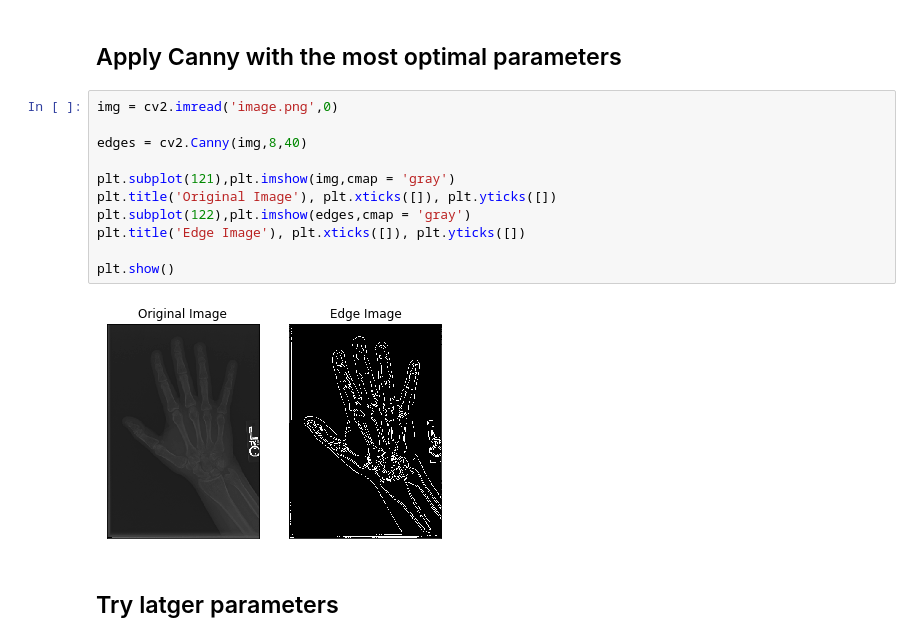
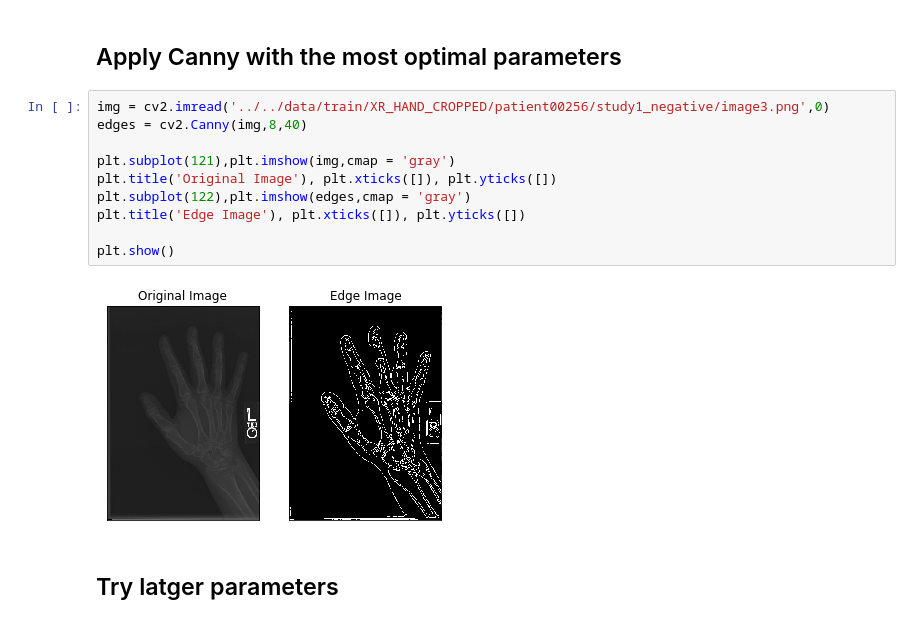
Before and after one commit to Valentyn1997/xray, a Jupyter notebook: notebooks/edge_detection/canny.ipynb, the cells around one changed output. Drawn from its saved outputs; the diff is of its cells as text.

```diff
--- a/notebooks/edge_detection/canny.ipynb
+++ b/notebooks/edge_detection/canny.ipynb
@@ -6,18 +6,17 @@ from matplotlib import pyplot as plt
 # %% [markdown]
 ## Apply Canny with the most optimal parameters
 # %%
-img = cv2.imread('image.png',0)
-
+img = cv2.imread('../../data/train/XR_HAND_CROPPED/patient00256/study1_negative/image3.png',0)
 edges = cv2.Canny(img,8,40)
 
 plt.subplot(121),plt.imshow(img,cmap = 'gray')
 plt.title('Original Image'), plt.xticks([]), plt.yticks([])
 plt.subplot(122),plt.imshow(edges,cmap = 'gray')
 plt.title('Edge Image'), plt.xticks([]), plt.yticks([])
 
 plt.show()
 # %% [output]
-[figure, old version]
+[figure, new version]
 # %% [markdown]
 ## Try latger parameters
 # %%
```
Also changed, not shown: parts of 4 cells of this notebook, 14 other files.
